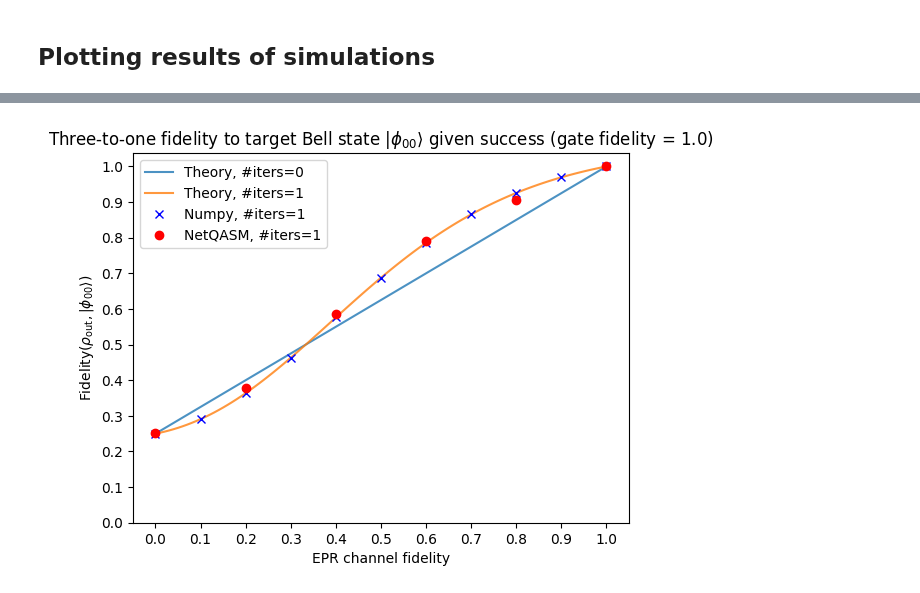
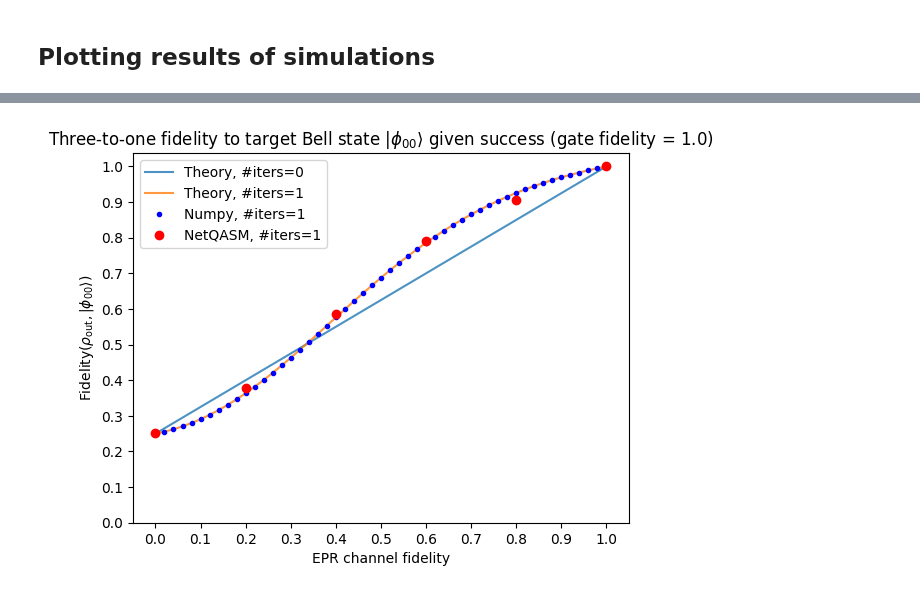
Before and after one commit to iDragos1234/CS4090, a Jupyter notebook: project/three_to_one/three_to_one_simulation.ipynb, the cells around one changed output, grey strips where cells are left out. Saved outputs shown, nothing was run; the diff lists cells and outputs as text; code cells hidden in the pictures.

```diff
--- a/project/three_to_one/three_to_one_simulation.ipynb
+++ b/project/three_to_one/three_to_one_simulation.ipynb
@@ -80,7 +80,7 @@ def run_numpy_simulation(gate_fidelity, epr_channel_fidelity):
 
     return prob_succ, fidel_succ
 # %%
-GRID_SIZE = 11
+GRID_SIZE = 51
 numpy_sim_results = []
 
 for gate_fidelity in np.linspace(0, 1, GRID_SIZE):
@@ -233,35 +233,35 @@ plt.show()
 ps = np.linspace(0, 1, 101)
 
 for niters in range(0, 2):
     foo = np.vectorize(lambda p: fidelity_succ_theory(p, niters))
     plt.plot(
         ps, foo(ps),
         alpha=0.8,
         label=f'Theory, #iters={niters}',
     )
 
 plt.plot(
     numpy_sim_results.query('`Gate fidelity` == 1.0')['EPR channel fidelity'],
     numpy_sim_results.query('`Gate fidelity` == 1.0')['F_succ'],
-    'xb', label='Numpy, #iters=1',
+    '.b', label='Numpy, #iters=1',
 )
 
 plt.plot(
     netqasm_sim_results.query('`Gate fidelity` == 1.0')['EPR channel fidelity'],
     netqasm_sim_results.query('`Gate fidelity` == 1.0')['F_succ'],
     'ro', label='NetQASM, #iters=1'
 )
 
 plt.title(r'Three-to-one fidelity to target Bell state $\vert\phi_{00}\rangle$ given success (gate fidelity = 1.0)')
 plt.xlabel('EPR channel fidelity')
 plt.ylabel(r'$\text{Fidelity}(\rho_\text{out}, \vert\phi_{00}\rangle)$')
 ticks = np.arange(11)/10
 plt.xticks(ticks, ticks)
 plt.yticks(ticks, ticks)
 plt.legend()
 plt.show()
 # %% [output]
-[figure, old version]
+[figure, new version]
 # %%
 ps = np.linspace(0, 1, 101)
 
```
Also changed, not shown: parts of 5 cells of this notebook, 1 other file.
